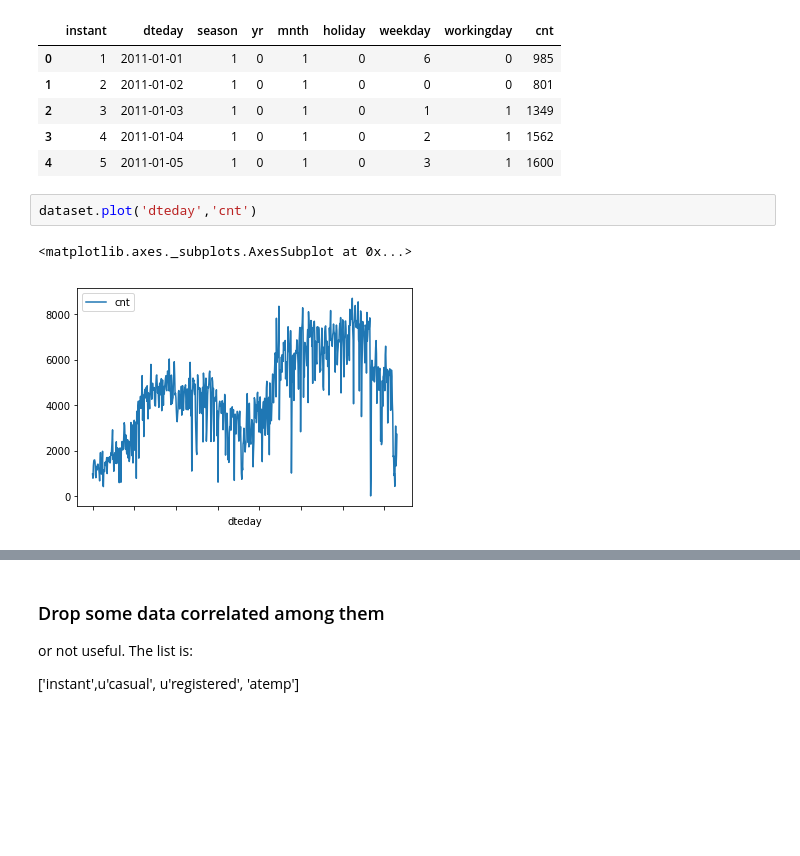
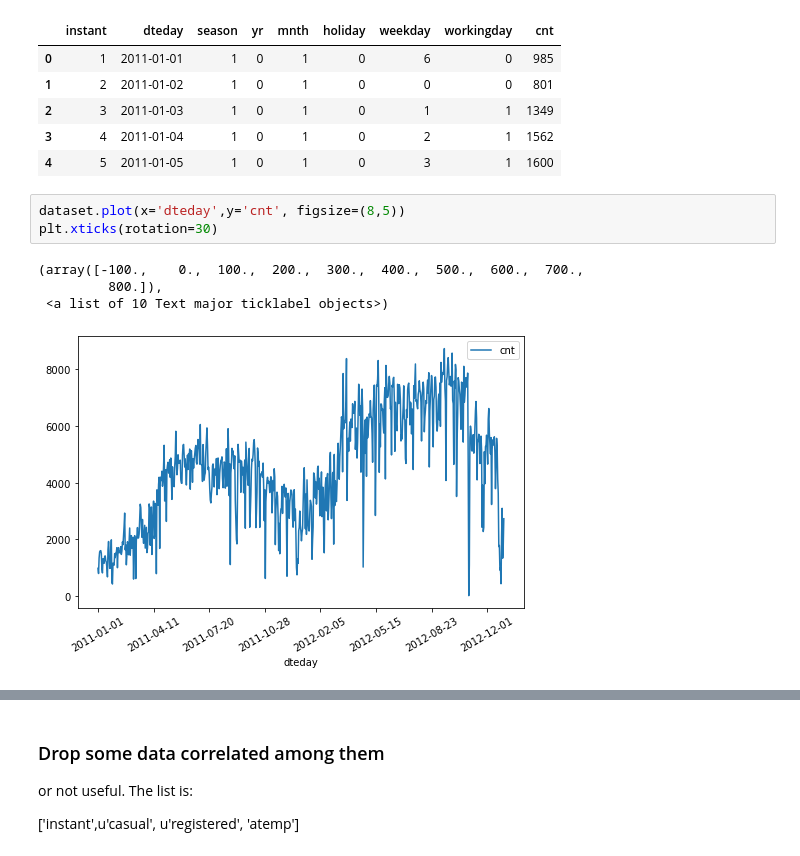
Before and after one commit to josesoyo/Bike-Sharing, a Jupyter notebook: Test Bikes.ipynb, the cells around one changed output, grey strips where cells are left out. Drawn from its saved outputs; the diff is of its cells as text; blank space fills up the shorter version.

Commit message:
added some plots

```diff
--- a/Test Bikes.ipynb
+++ b/Test Bikes.ipynb
@@ -79,10 +79,13 @@ dataset[['instant','dteday','season','yr','mnth','holiday','weekday', 'workingda
 | 3 | 4 | 2011-01-04 | 1 | 0 | 1 | 0 | 2 | 1 | 1562 |
 | 4 | 5 | 2011-01-05 | 1 | 0 | 1 | 0 | 3 | 1 | 1600 |
 # %%
-dataset.plot('dteday','cnt')
+dataset.plot(x='dteday',y='cnt', figsize=(8,5))
+plt.xticks(rotation=30)
 # %% [output]
-<matplotlib.axes._subplots.AxesSubplot at 0x...>
+(array([-100.,    0.,  100.,  200.,  300.,  400.,  500.,  600.,  700.,
+         800.]),
+ <a list of 10 Text major ticklabel objects>)
-[figure, old version]
+[figure, new version]
 # %%
 '''
 #simplest way to compute the correlation matrix
```
Also changed, not shown: parts of 30 cells of this notebook.
